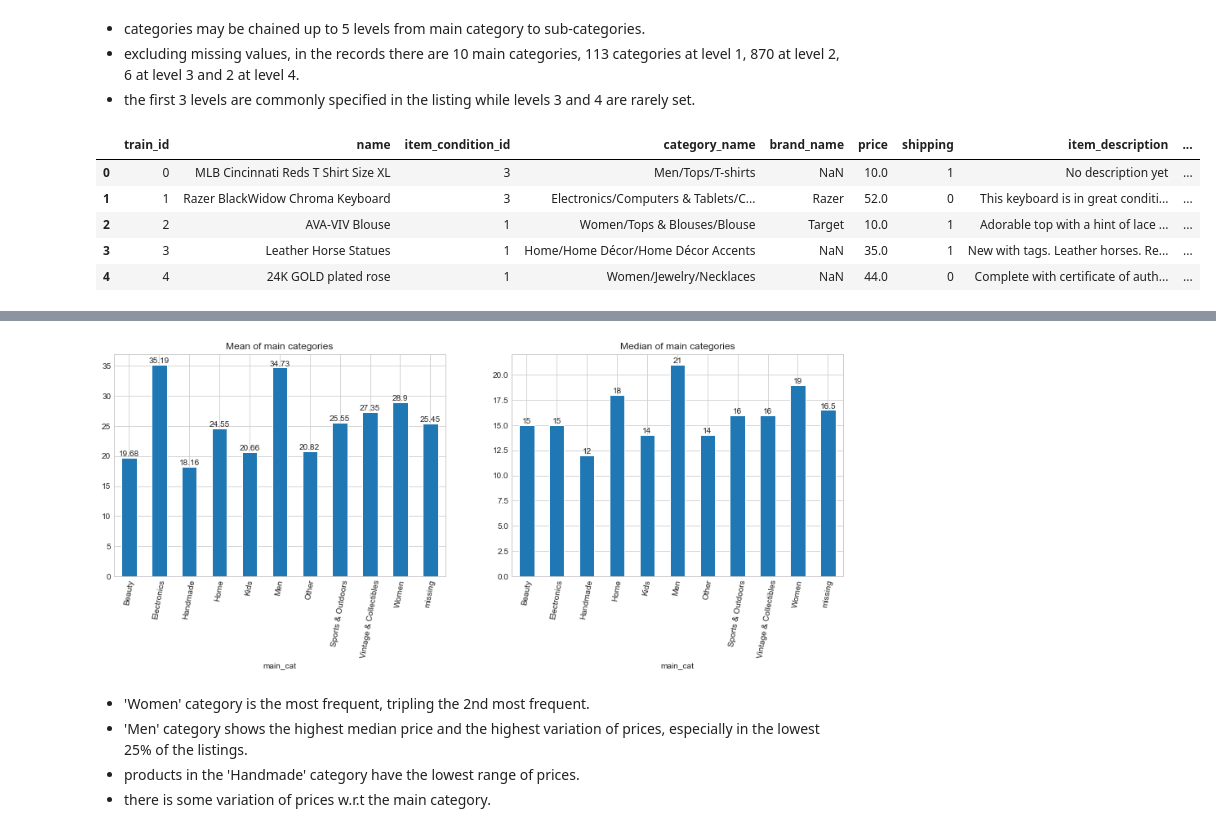
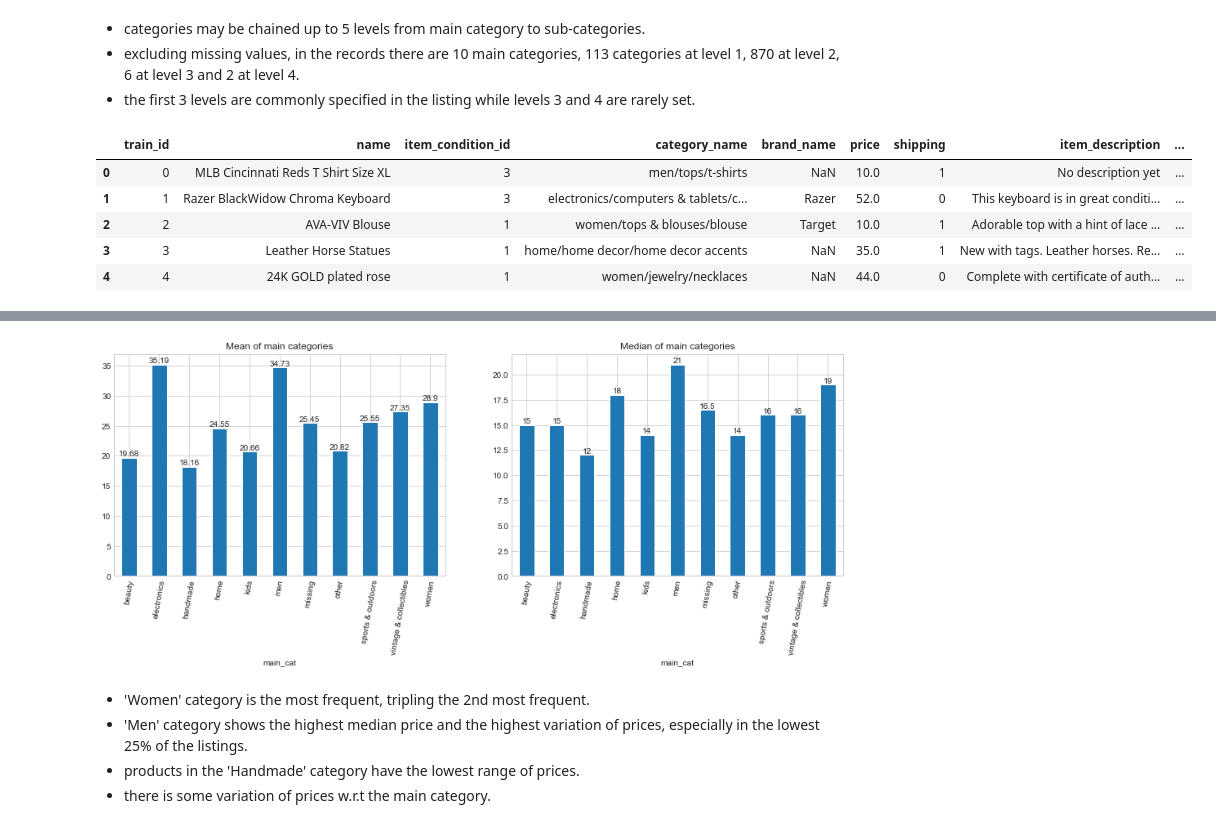
Before and after one commit to aleirim/data_science, a Jupyter notebook: project_mercari_price_suggestion/project_mercari_eda.ipynb, the cells around one changed output, grey strips where cells are left out. Cells and saved outputs as stored; diff of their text form; code cells hidden in the pictures.

```diff
--- a/project_mercari_price_suggestion/project_mercari_eda.ipynb
+++ b/project_mercari_price_suggestion/project_mercari_eda.ipynb
@@ -393,16 +393,19 @@ categ_df.describe()
 - excluding missing values, in the records there are 10 main categories, 113 categories at level 1, 870 at level 2, 6 at level 3 and 2 at level 4.
 - the first 3 levels are commonly specified in the listing while levels 3 and 4 are rarely set.
 # %%
+product_listings_mercari['category_name'] = product_listings_mercari['category_name'].fillna('missing')
+product_listings_mercari['category_name'] = product_listings_mercari['category_name'].map(normalize_text)
+
 # extracting the main three levels of categories from category_name
 product_listings_mercari['main_cat'], product_listings_mercari['sub_cat1'], product_listings_mercari['sub_cat2'] = zip(*product_listings_mercari['category_name'].apply(lambda x: split_category(x, '/')))
 product_listings_mercari.head()
 # %% [output]
 |  | train_id | name | item_condition_id | category_name | brand_name | price | shipping | item_description | ... |
-| 0 | 0 | MLB Cincinnati Reds T Shirt Size XL | 3 | Men/Tops/T-shirts | NaN | 10.0 | 1 | No description yet | ... |
-| 1 | 1 | Razer BlackWidow Chroma Keyboard | 3 | Electronics/Computers & Tablets/C... | Razer | 52.0 | 0 | This keyboard is in great conditi... | ... |
-| 2 | 2 | AVA-VIV Blouse | 1 | Women/Tops & Blouses/Blouse | Target | 10.0 | 1 | Adorable top with a hint of lace ... | ... |
-| 3 | 3 | Leather Horse Statues | 1 | Home/Home Décor/Home Décor Accents | NaN | 35.0 | 1 | New with tags. Leather horses. Re... | ... |
-| 4 | 4 | 24K GOLD plated rose | 1 | Women/Jewelry/Necklaces | NaN | 44.0 | 0 | Complete with certificate of auth... | ... |
+| 0 | 0 | MLB Cincinnati Reds T Shirt Size XL | 3 | men/tops/t-shirts | NaN | 10.0 | 1 | No description yet | ... |
+| 1 | 1 | Razer BlackWidow Chroma Keyboard | 3 | electronics/computers & tablets/c... | Razer | 52.0 | 0 | This keyboard is in great conditi... | ... |
+| 2 | 2 | AVA-VIV Blouse | 1 | women/tops & blouses/blouse | Target | 10.0 | 1 | Adorable top with a hint of lace ... | ... |
+| 3 | 3 | Leather Horse Statues | 1 | home/home decor/home decor accents | NaN | 35.0 | 1 | New with tags. Leather horses. Re... | ... |
+| 4 | 4 | 24K GOLD plated rose | 1 | women/jewelry/necklaces | NaN | 44.0 | 0 | Complete with certificate of auth... | ... |
 # %%
 # main category
 
@@ -427,7 +430,7 @@ for i in range(len(ax)):
 
 plt.show()
 # %% [output]
-[figure, old version]
+[figure, new version]
 # %% [markdown]
 - 'Women' category is the most frequent, tripling the 2nd most frequent.
 - 'Men' category shows the highest median price and the highest variation of prices, especially in the lowest 25% of the listings.
```
Also changed, not shown: parts of 22 cells of this notebook.
